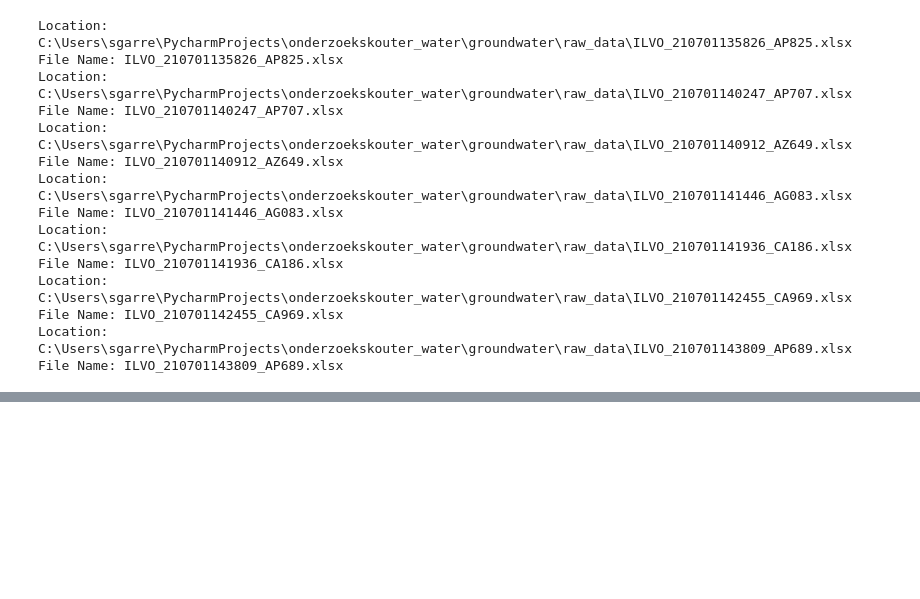
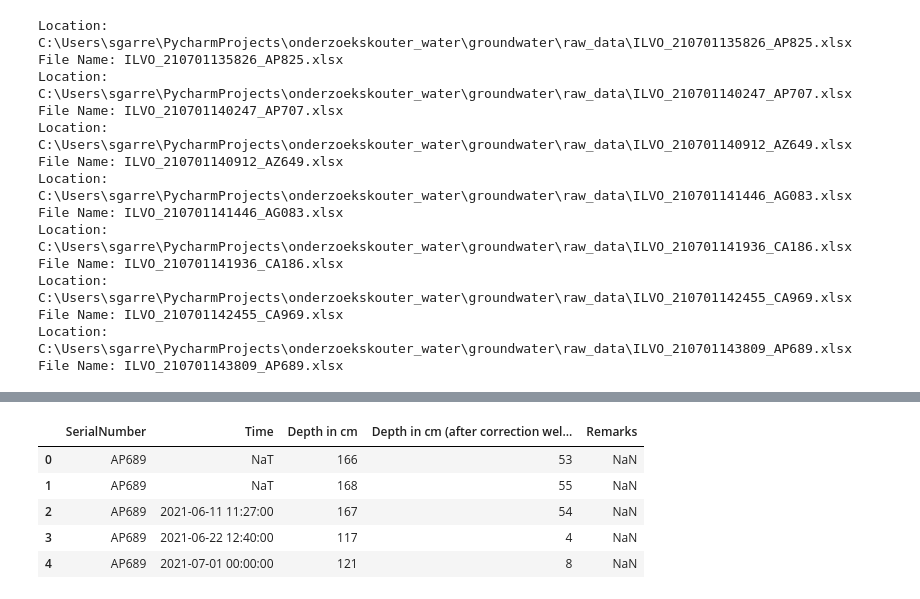
Before and after one commit to sarahgarre/onderzoekskouter_water, a Jupyter notebook: groundwater/Groundwater data processing.ipynb, the cells around one changed output, grey strips where cells are left out. Saved outputs shown, nothing was run; the diff lists cells and outputs as text; code cells hidden in the pictures; blank space fills up the shorter version.

Commit message:
add well info

```diff
--- a/groundwater/Groundwater data processing.ipynb
+++ b/groundwater/Groundwater data processing.ipynb
@@ -10,12 +16,10 @@ import matplotlib.pyplot as plt
 path = os.getcwd()
 os.chdir('raw_data')
 datapath = os.getcwd()
-os.chdir(path)
 
 xls_files = glob.glob(os.path.join(datapath, "*.xlsx"))
 
-
-# loop over the list of xls files
+#loop over the list of xls files
 ind = 0
 diver_names={}
 for f in xls_files:
@@ -35,6 +39,14 @@ for f in xls_files:
         GWdata = GWdata.append(df, ignore_index=True)
 
     ind = ind + 1
+#Remove empty columns from the dataframe
+GWdata.drop(labels=['Conductivity', 'WaterLevel','WaterLevelReference','Salinity'], axis=1)
+
+# Read manually measured water dephts for inspection of the data
+os.chdir('info')
+df_info = pd.read_excel('manual_check_water_depth.xlsx')
+
+os.chdir(path)
 # %% [output]
 Location: C:\Users\sgarre\PycharmProjects\onderzoekskouter_water\groundwater\raw_data\ILVO_210701135826_AP825.xlsx
 File Name: ILVO_210701135826_AP825.xlsx
@@ -92,0 +74,9 @@ pandas._libs.tslibs.timestamps.Timestamp
+# %%
+df_info.head(5)
+# %% [output]
+|  | SerialNumber | Time | Depth in cm | Depth in cm (after correction wel... | Remarks |
+| 0 | AP689 | NaT | 166 | 53 | NaN |
+| 1 | AP689 | NaT | 168 | 55 | NaN |
+| 2 | AP689 | 2021-06-11 11:27:00 | 167 | 54 | NaN |
+| 3 | AP689 | 2021-06-22 12:40:00 | 117 | 4 | NaN |
+| 4 | AP689 | 2021-07-01 00:00:00 | 121 | 8 | NaN |
```
Also changed, not shown: parts of 16 cells of this notebook, 2 other files.
